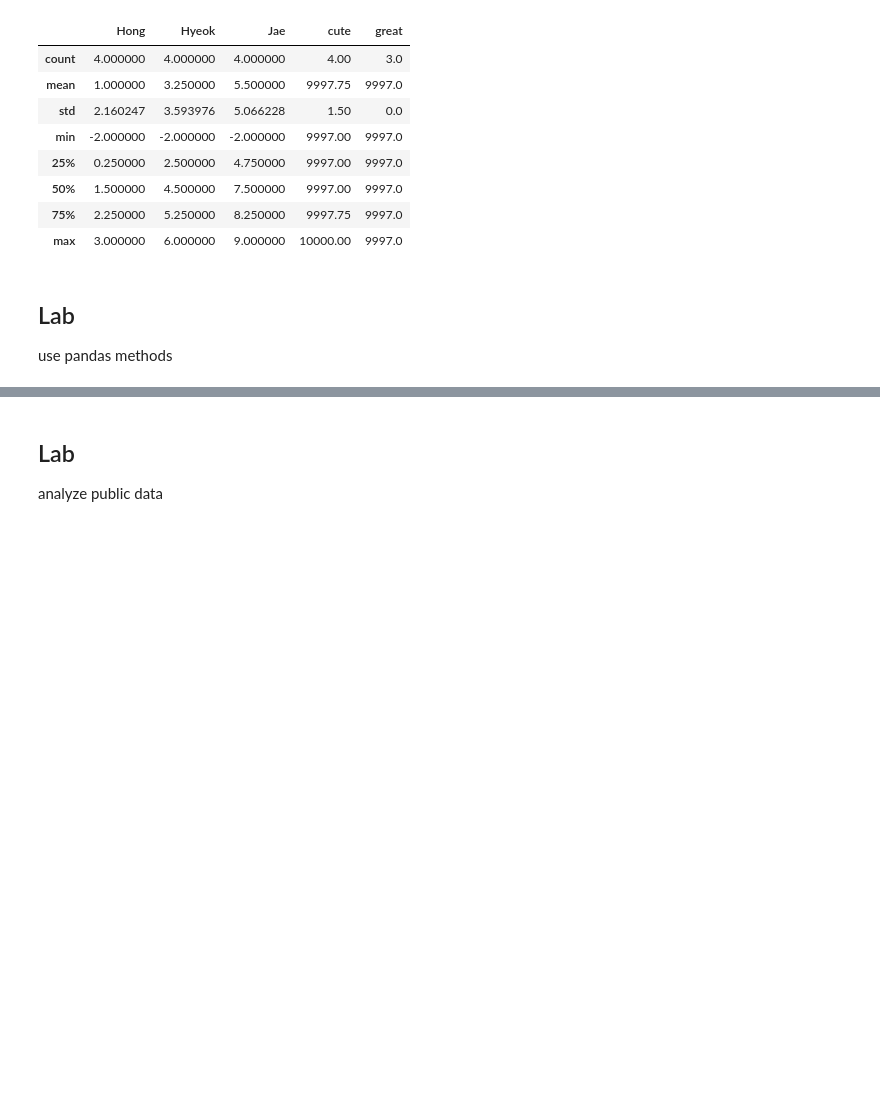
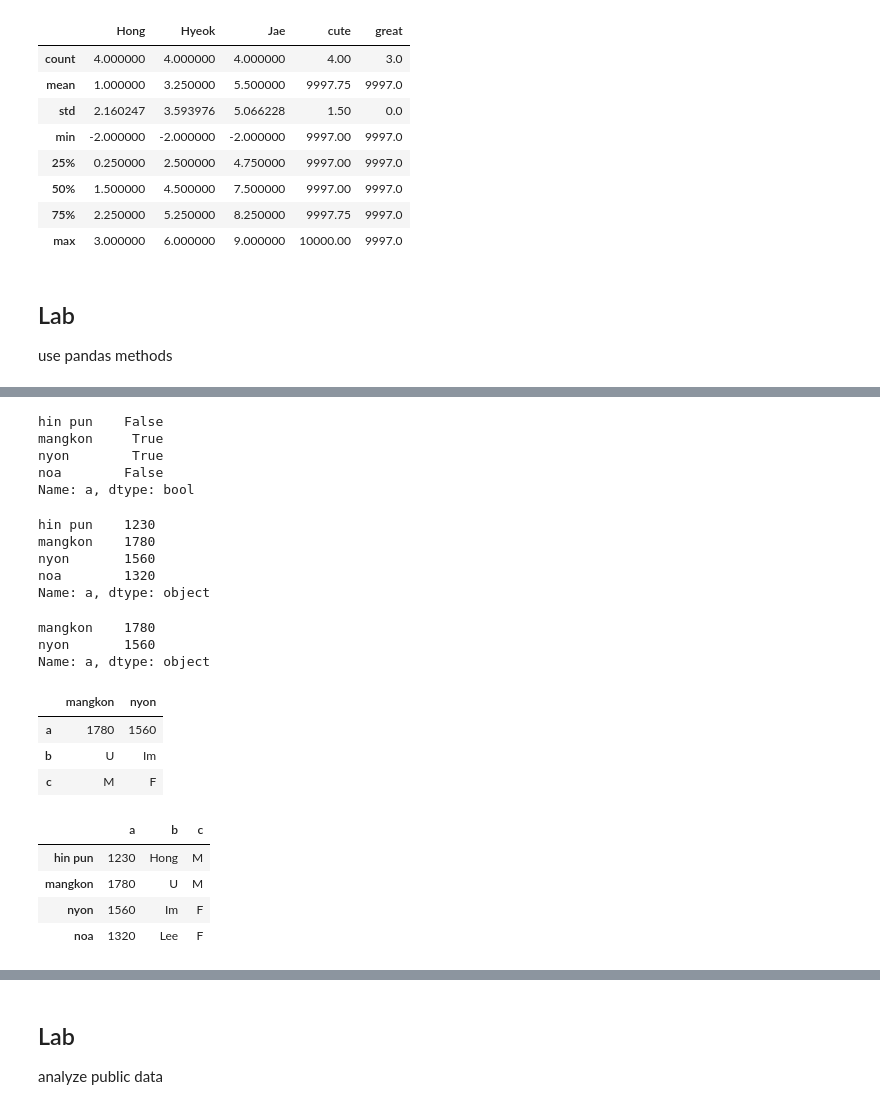
Before and after one commit to gurwoghd/2023_WFK_ICT-Jordan-, a Jupyter notebook: sourcecodes/day3.ipynb, the cells around one changed output, grey strips where cells are left out. Saved outputs shown, nothing was run; the diff lists cells and outputs as text; code cells hidden in the pictures; blank space fills up the shorter version.

```diff
--- a/sourcecodes/day3.ipynb
+++ b/sourcecodes/day3.ipynb
@@ -772,0 +836,38 @@ use pandas methods
+# %%
+cond = df.loc['a'] > 1500
+cond
+# %% [output]
+hin pun    False
+mangkon     True
+nyon        True
+noa        False
+Name: a, dtype: bool
+# %%
+df.loc['a']
+# %% [output]
+hin pun    1230
+mangkon    1780
+nyon       1560
+noa        1320
+Name: a, dtype: object
+# %%
+df.loc['a'][cond]
+# %% [output]
+mangkon    1780
+nyon       1560
+Name: a, dtype: object
+# %%
+df[df.loc['a'][cond].index]
+# %% [output]
+|  | mangkon | nyon |
+| a | 1780 | 1560 |
+| b | U | Im |
+| c | M | F |
+# %%
+df.T
+# %% [output]
+|  | a | b | c |
+| hin pun | 1230 | Hong | M |
+| mangkon | 1780 | U | M |
+| nyon | 1560 | Im | F |
+| noa | 1320 | Lee | F |
```
Also changed, not shown: parts of 14 cells of this notebook.
